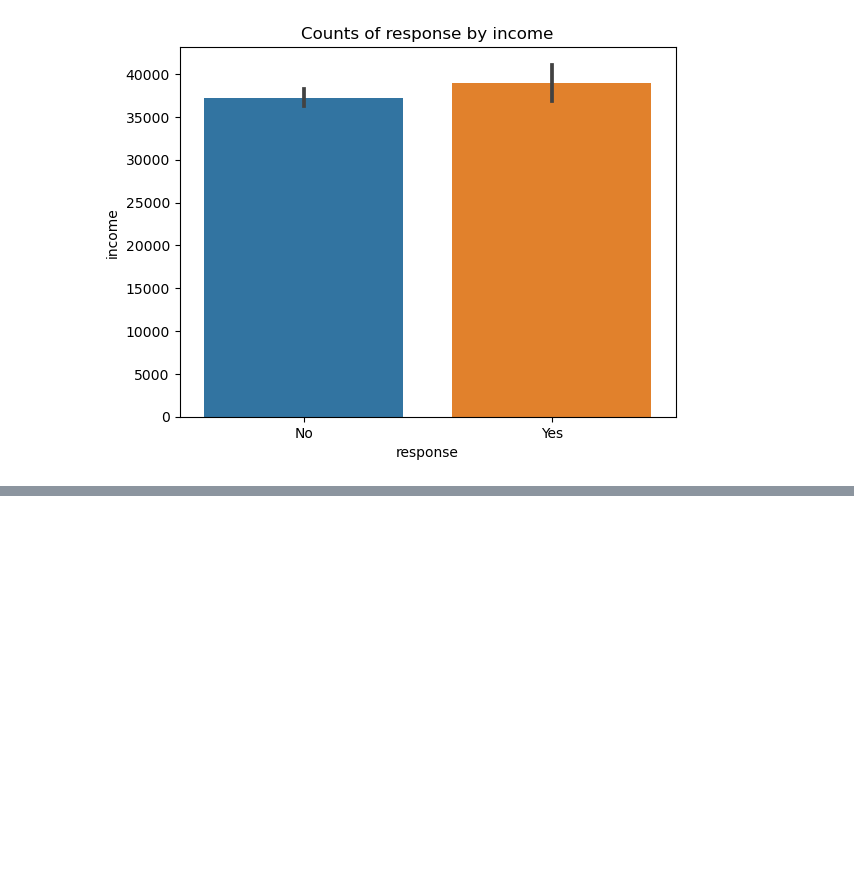
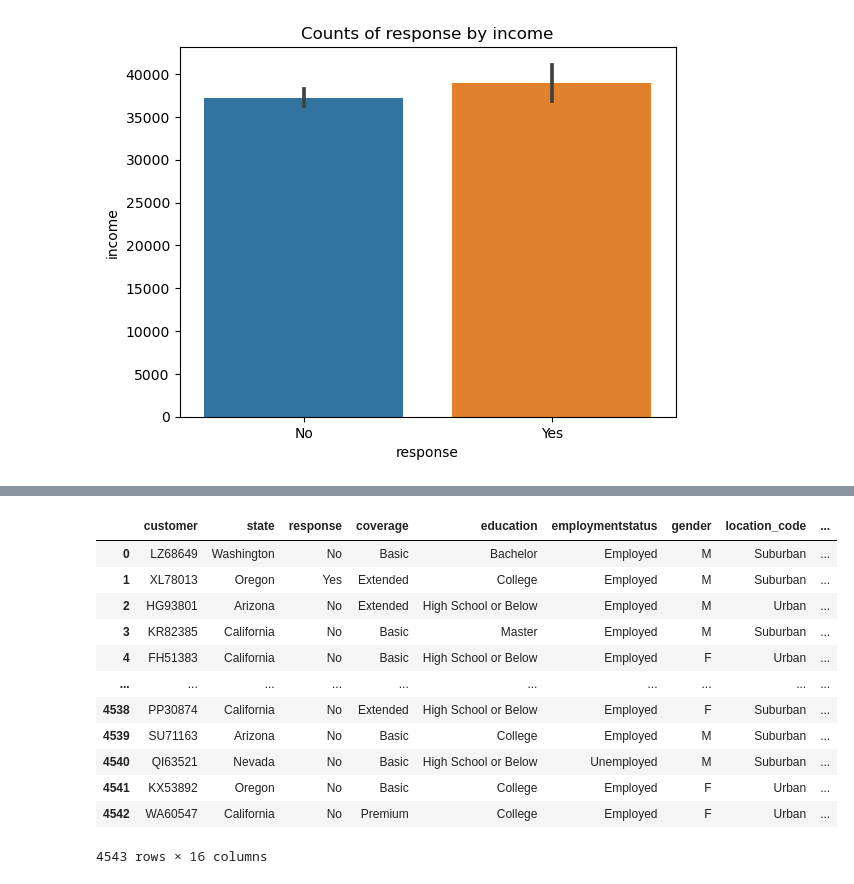
Before and after one commit to UgoBan/lab-customer-analysis-round-2, a Jupyter notebook: files_for_lab/csv_files/customer-analysis-round-2-3-4-pyscript.ipynb, the cells around one changed output, grey strips where cells are left out. Saved outputs shown, nothing was run; the diff lists cells and outputs as text; code cells hidden in the pictures; blank space fills up the shorter version.

```diff
--- a/files_for_lab/csv_files/customer-analysis-round-2-3-4-pyscript.ipynb
+++ b/files_for_lab/csv_files/customer-analysis-round-2-3-4-pyscript.ipynb
@@ -319,0 +379,17 @@ plt.show()
+# %%
+cat_cols = pd.DataFrame(data4.select_dtypes(include=["object"]))
+cat_cols
+# %% [output]
+|  | customer | state | response | coverage | education | employmentstatus | gender | location_code | ... |
+| 0 | LZ68649 | Washington | No | Basic | Bachelor | Employed | M | Suburban | ... |
+| 1 | XL78013 | Oregon | Yes | Extended | College | Employed | M | Suburban | ... |
+| 2 | HG93801 | Arizona | No | Extended | High School or Below | Employed | M | Urban | ... |
+| 3 | KR82385 | California | No | Basic | Master | Employed | M | Suburban | ... |
+| 4 | FH51383 | California | No | Basic | High School or Below | Employed | F | Urban | ... |
+| ... | ... | ... | ... | ... | ... | ... | ... | ... | ... |
+| 4538 | PP30874 | California | No | Extended | High School or Below | Employed | F | Suburban | ... |
+| 4539 | SU71163 | Arizona | No | Basic | College | Employed | M | Suburban | ... |
+| 4540 | QI63521 | Nevada | No | Basic | High School or Below | Unemployed | M | Suburban | ... |
+| 4541 | KX53892 | Oregon | No | Basic | College | Employed | F | Urban | ... |
+| 4542 | WA60547 | California | No | Premium | College | Employed | F | Urban | ... |
+4543 rows × 16 columns
```
Also changed, not shown: parts of 9 cells of this notebook.
